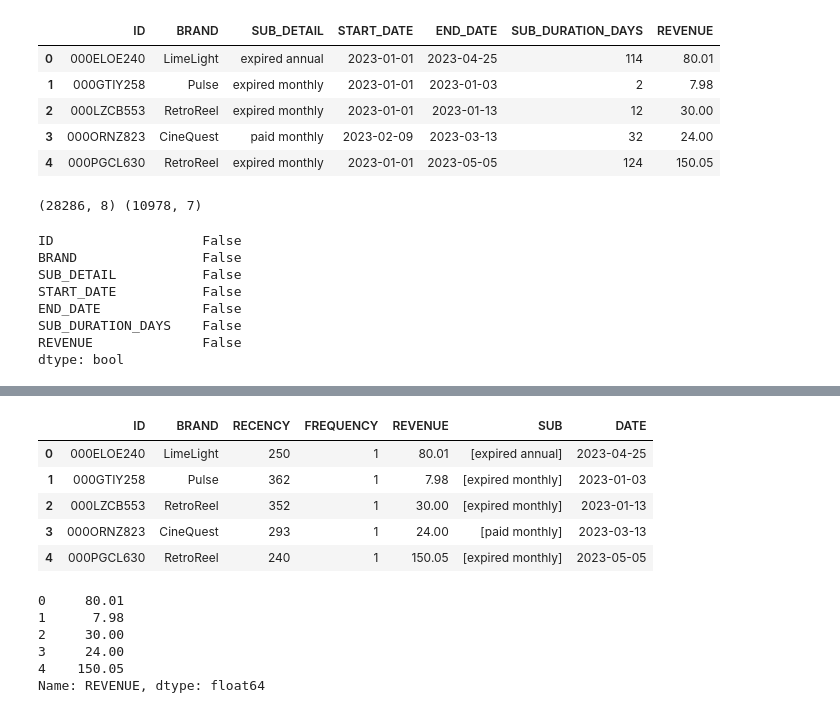
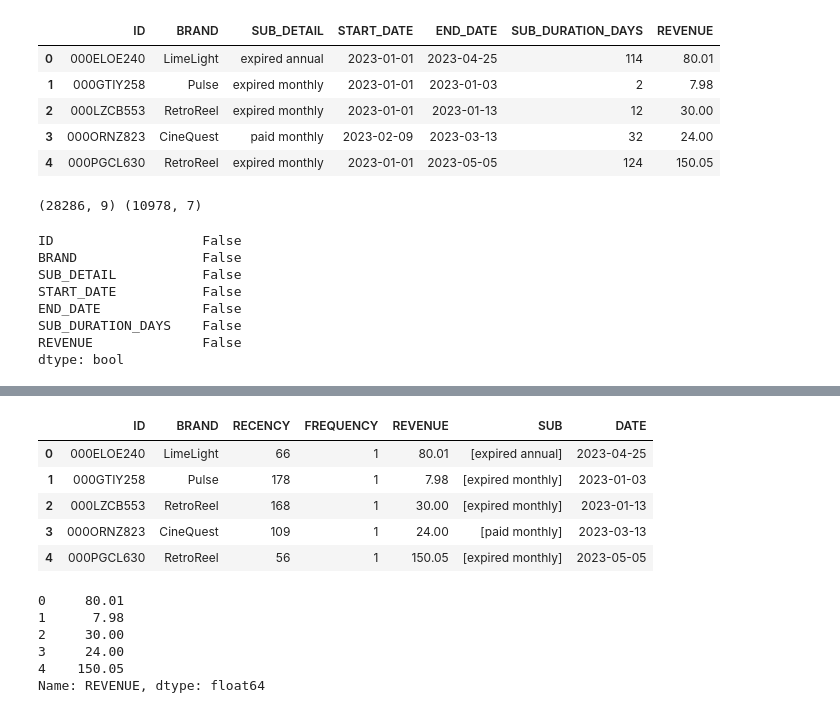
Before and after one commit to RussellXia/NYU_Capstone_Project, a Jupyter notebook: sub_preprocessing.ipynb, the cells around one changed output, grey strips where cells are left out. Drawn from its saved outputs; the diff is of its cells as text; code cells hidden in the pictures.

```diff
--- a/sub_preprocessing.ipynb
+++ b/sub_preprocessing.ipynb
@@ -286,6 +288,7 @@ Subscription start and end date are not provided. Instead partition date (symbol
 ##### train_X: 2022-01-01 to 2022-12-31
 # %%
 train_X = pd.read_csv('data_preprocessing/train_x.csv')
+train_X['PARTITION_DATE'] = pd.to_datetime(train_X['PARTITION_DATE'])
 # %%
 agg_train_X_data = []
 grouped = train_X.groupby(['ID', 'BRAND'])
@@ -436,6 +439,7 @@ plt.show()
 ##### train y: 2023-01-01 to 2023-06-30
 # %%
 train_y = pd.read_csv('data_preprocessing/train_y.csv')
+train_y['PARTITION_DATE'] = pd.to_datetime(train_y['PARTITION_DATE'])
 # %%
 agg_train_y_data = []
 grouped_train_y = train_y.groupby(['ID', 'BRAND'])
@@ -500,7 +504,7 @@ agg_train_y.head()
 # %%
 print(train_y.shape, agg_train_y.shape)
 # %% [output]
-(28286, 8) (10978, 7)
+(28286, 9) (10978, 7)
 # %%
 agg_train_y.isnull().any()
 # %% [output]
@@ -532,20 +536,20 @@ agg_train_y.describe(include='all')
 # %%
-current_date = pd.to_datetime("2023-12-31")
+current_date = pd.to_datetime("2023-06-30")
 train_y_rfm = agg_train_y.groupby(["ID", "BRAND"], as_index=False).agg(
     RECENCY = ("END_DATE", lambda x: (current_date - x.max()).days),
     FREQUENCY = ('BRAND', 'nunique'),
     REVENUE = ("REVENUE", "sum"),
     SUB = ('SUB_DETAIL', lambda x: list(x)),
     DATE = ("END_DATE", lambda x: x.max())
 )
 train_y_rfm.head()
 # %% [output]
 |  | ID | BRAND | RECENCY | FREQUENCY | REVENUE | SUB | DATE |
-| 0 | 000ELOE240 | LimeLight | 250 | 1 | 80.01 | [expired annual] | 2023-04-25 |
-| 1 | 000GTIY258 | Pulse | 362 | 1 | 7.98 | [expired monthly] | 2023-01-03 |
-| 2 | 000LZCB553 | RetroReel | 352 | 1 | 30.00 | [expired monthly] | 2023-01-13 |
-| 3 | 000ORNZ823 | CineQuest | 293 | 1 | 24.00 | [paid monthly] | 2023-03-13 |
-| 4 | 000PGCL630 | RetroReel | 240 | 1 | 150.05 | [expired monthly] | 2023-05-05 |
+| 0 | 000ELOE240 | LimeLight | 66 | 1 | 80.01 | [expired annual] | 2023-04-25 |
+| 1 | 000GTIY258 | Pulse | 178 | 1 | 7.98 | [expired monthly] | 2023-01-03 |
+| 2 | 000LZCB553 | RetroReel | 168 | 1 | 30.00 | [expired monthly] | 2023-01-13 |
+| 3 | 000ORNZ823 | CineQuest | 109 | 1 | 24.00 | [paid monthly] | 2023-03-13 |
+| 4 | 000PGCL630 | RetroReel | 56 | 1 | 150.05 | [expired monthly] | 2023-05-05 |
 # %%
 train_y_rev = train_y_rfm['REVENUE']
 train_y_rev.head()
```
Also changed, not shown: parts of 18 cells of this notebook.
